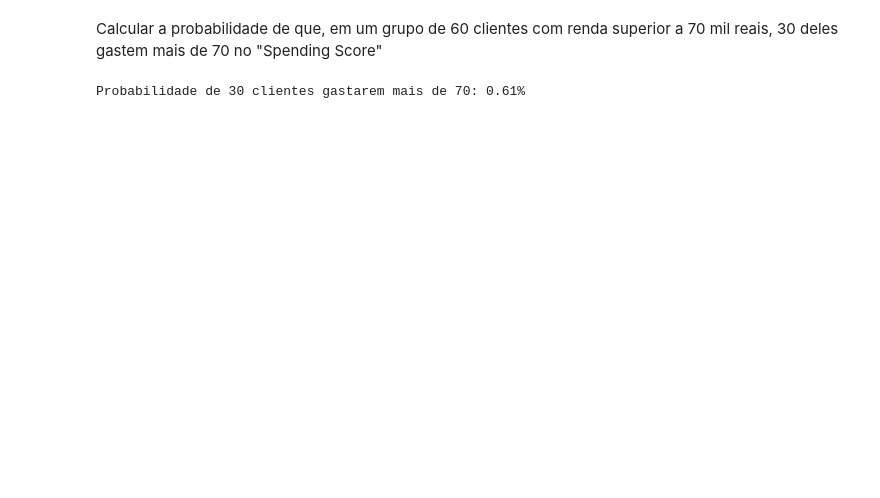
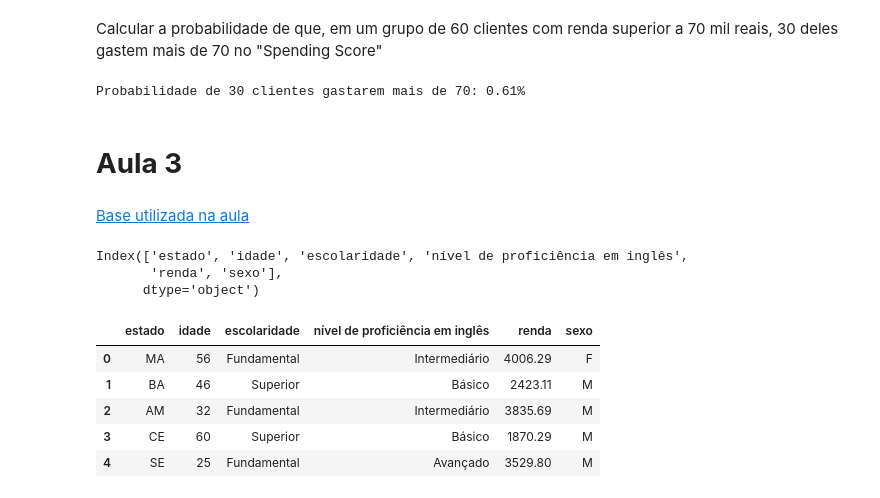
Before and after one commit to dsreliete/Womakerscode-DA-colabs, a Jupyter notebook: Womakers_Code_Aula_Plantão_de_Dúvidas_Turma_de_Analytics.ipynb, the cells around one changed output. Cells and saved outputs as stored; diff of their text form; code cells hidden in the pictures; blank space fills up the shorter version.

```diff
--- a/Womakers_Code_Aula_Plantão_de_Dúvidas_Turma_de_Analytics.ipynb
+++ b/Womakers_Code_Aula_Plantão_de_Dúvidas_Turma_de_Analytics.ipynb
@@ -228,3 +227,7 @@ probabilidade_30_sucessos = stats.binom.pmf(k, n, p_gasto_superior_70)
 print(f'Probabilidade de 30 clientes gastarem mais de 70: {probabilidade_30_sucessos:.2%}')
 # %% [output]
 Probabilidade de 30 clientes gastarem mais de 70: 0.61%
+# %% [markdown]
+# **Aula 3**
+# %% [markdown]
+[Base utilizada na aula](https://we.tl/t-bcGtXQJ3ko)
@@ -230,0 +239,17 @@ Probabilidade de 30 clientes gastarem mais de 70: 0.61%
+# %%
+df = pd.read_csv('populacao_brasileira.csv', index_col=0)
+# %%
+df.columns
+# %% [output]
+Index(['estado', 'idade', 'escolaridade', 'nível de proficiência em inglês',
+       'renda', 'sexo'],
+      dtype='object')
+# %%
+df.head()
+# %% [output]
+|  | estado | idade | escolaridade | nível de proficiência em inglês | renda | sexo |
+| 0 | MA | 56 | Fundamental | Intermediário | 4006.29 | F |
+| 1 | BA | 46 | Superior | Básico | 2423.11 | M |
+| 2 | AM | 32 | Fundamental | Intermediário | 3835.69 | M |
+| 3 | CE | 60 | Superior | Básico | 1870.29 | M |
+| 4 | SE | 25 | Fundamental | Avançado | 3529.80 | M |
```
Also changed, not shown: parts of 32 cells of this notebook.
